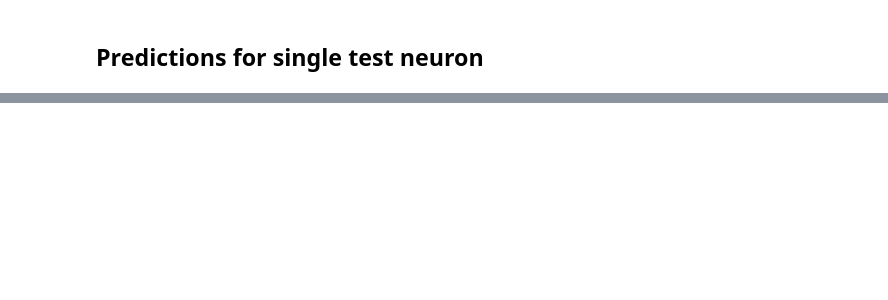
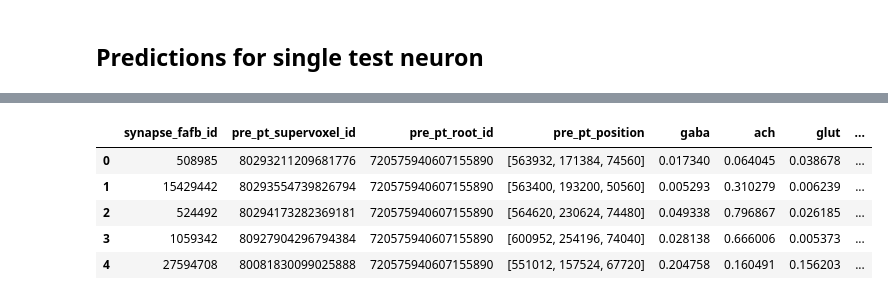
Before and after one commit to MetaCell/ai-model-for-connectomics, a Jupyter notebook: fauai_xx_test_model_outputs.ipynb, the cells around one changed output, grey strips where cells are left out. Cells and saved outputs as stored; diff of their text form; code cells hidden in the pictures; blank space fills up the shorter version.

```diff
--- a/fauai_xx_test_model_outputs.ipynb
+++ b/fauai_xx_test_model_outputs.ipynb
@@ -391,0 +300,21 @@ output_df.head()
+# %%
+y_val = 227604
+z_val = 83680
+x_val = 672464
+test = all_synapses.copy()
+# Split pre_pt_position into a x, y, z columns
+test[['pre_pt_x', 'pre_pt_y', 'pre_pt_z']] = test['pre_pt_position'].apply(
+    lambda pos: pd.Series([pos[0], pos[1], pos[2]])
+)
+display(test.head())
+
+# Find the row with the specified pre_pt_position
+rows = test[(test['pre_pt_y'] == y_val) & (test['pre_pt_z'] == z_val)]
+display(rows)
+# %% [output]
+|  | synapse_fafb_id | pre_pt_supervoxel_id | pre_pt_root_id | pre_pt_position | gaba | ach | glut | ... |
+| 0 | 508985 | 80293211209681776 | 720575940607155890 | [563932, 171384, 74560] | 0.017340 | 0.064045 | 0.038678 | ... |
+| 1 | 15429442 | 80293554739826794 | 720575940607155890 | [563400, 193200, 50560] | 0.005293 | 0.310279 | 0.006239 | ... |
+| 2 | 524492 | 80294173282369181 | 720575940607155890 | [564620, 230624, 74480] | 0.049338 | 0.796867 | 0.026185 | ... |
+| 3 | 1059342 | 80927904296794384 | 720575940607155890 | [600952, 254196, 74040] | 0.028138 | 0.666006 | 0.005373 | ... |
+| 4 | 27594708 | 80081830099025888 | 720575940607155890 | [551012, 157524, 67720] | 0.204758 | 0.160491 | 0.156203 | ... |
```
Also changed, not shown: parts of 16 cells of this notebook, 27 other files.
